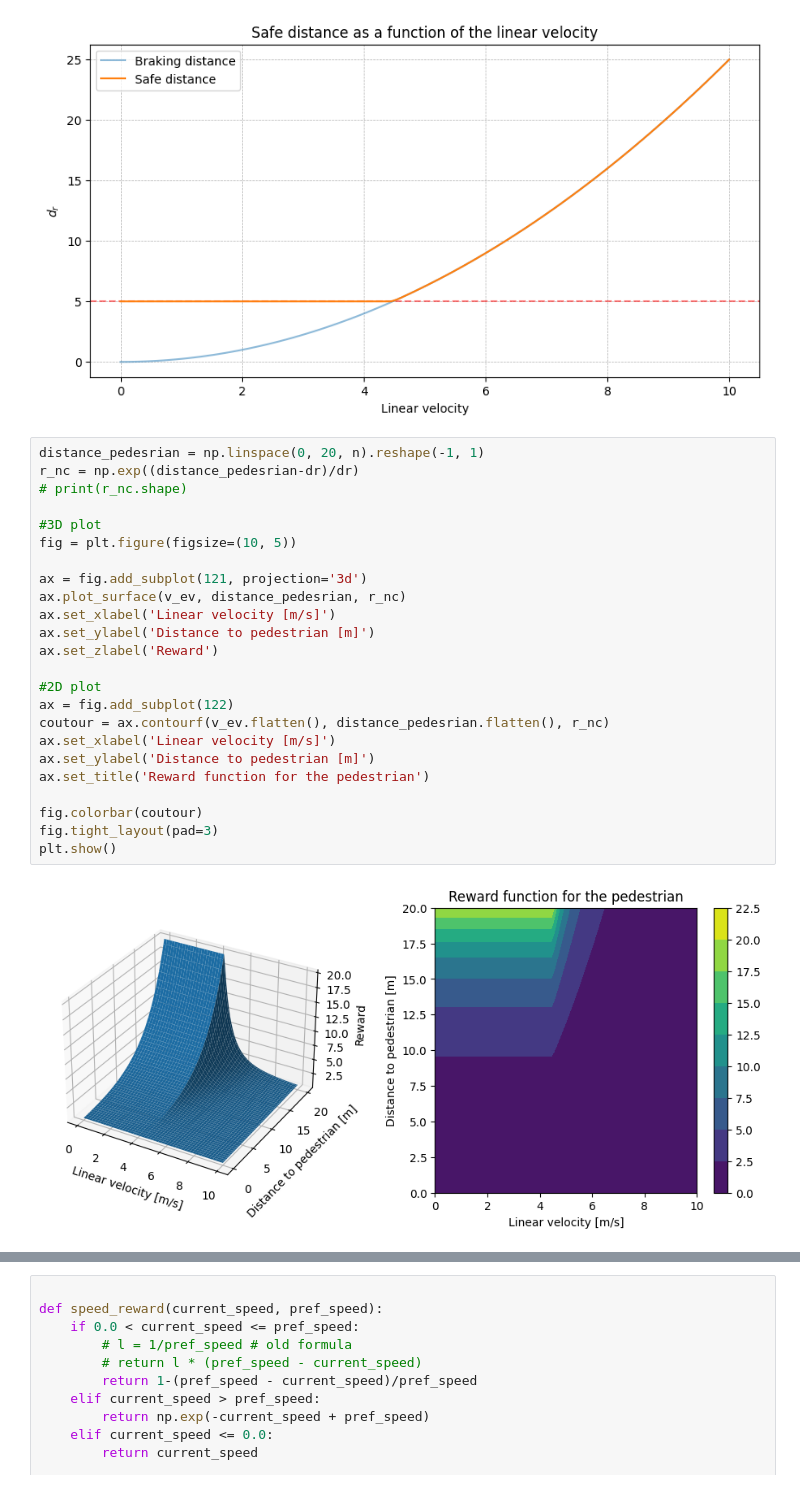
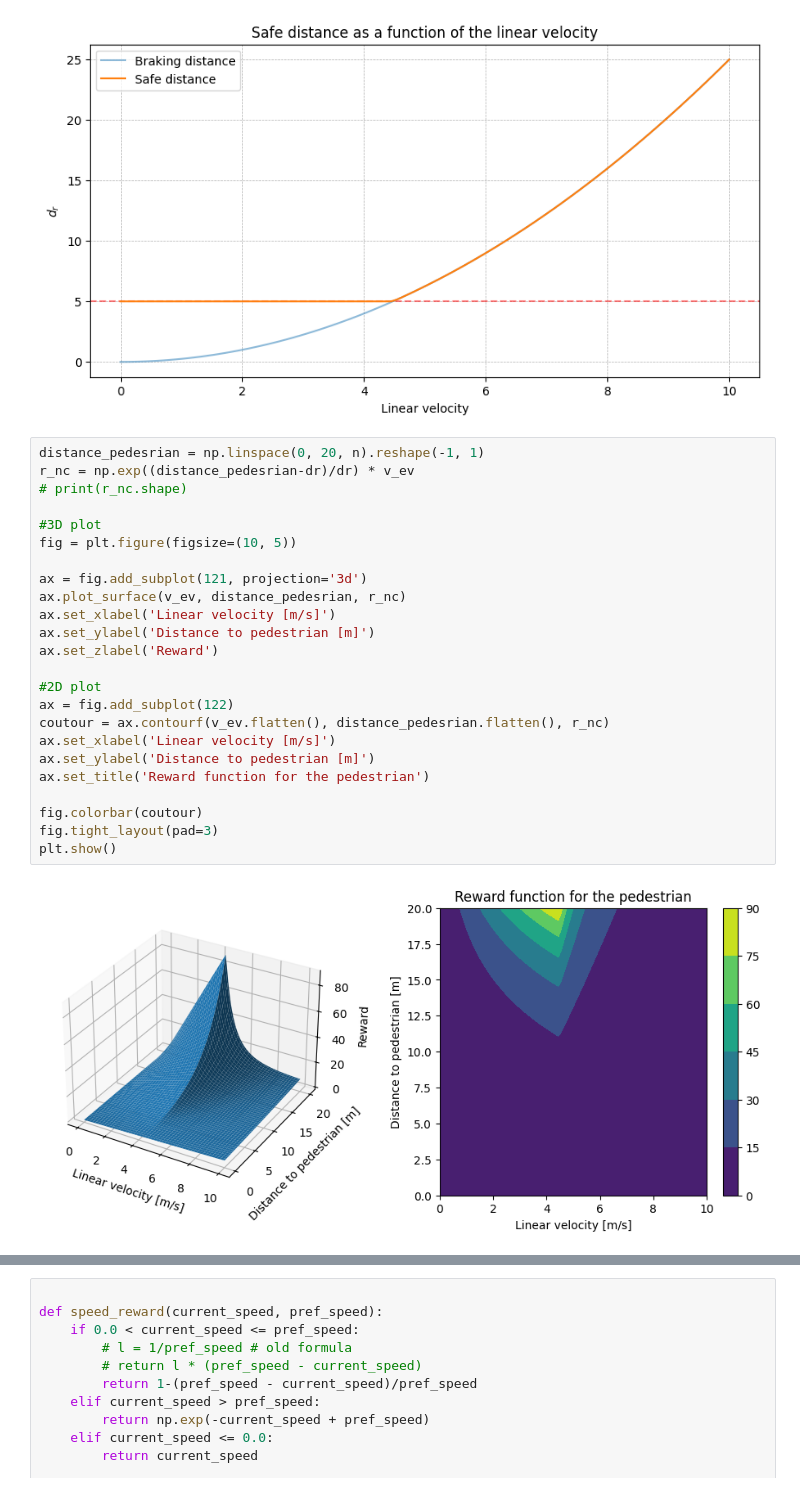
Before and after one commit to White-On/Streamlit_Presentation, a Jupyter notebook: fitness_notebook.ipynb, the cells around one changed output, grey strips where cells are left out. Saved outputs shown, nothing was run; the diff lists cells and outputs as text.

```diff
--- a/fitness_notebook.ipynb
+++ b/fitness_notebook.ipynb
@@ -413,30 +413,30 @@ plt.show()
 [figure]
 # %%
 distance_pedesrian = np.linspace(0, 20, n).reshape(-1, 1)
-r_nc = np.exp((distance_pedesrian-dr)/dr)
+r_nc = np.exp((distance_pedesrian-dr)/dr) * v_ev
 # print(r_nc.shape)
 
 #3D plot
 fig = plt.figure(figsize=(10, 5))
 
 ax = fig.add_subplot(121, projection='3d')
 ax.plot_surface(v_ev, distance_pedesrian, r_nc)
 ax.set_xlabel('Linear velocity [m/s]')
 ax.set_ylabel('Distance to pedestrian [m]')
 ax.set_zlabel('Reward')
 
 #2D plot
 ax = fig.add_subplot(122)
 coutour = ax.contourf(v_ev.flatten(), distance_pedesrian.flatten(), r_nc)
 ax.set_xlabel('Linear velocity [m/s]')
 ax.set_ylabel('Distance to pedestrian [m]')
 ax.set_title('Reward function for the pedestrian')
 
 fig.colorbar(coutour)
 fig.tight_layout(pad=3)
 plt.show()
 # %% [output]
-[figure, old version]
+[figure, new version]
 # %%
 import latexify
 @latexify.function
```
Also changed, not shown: parts of 16 cells of this notebook, 2 other files.
